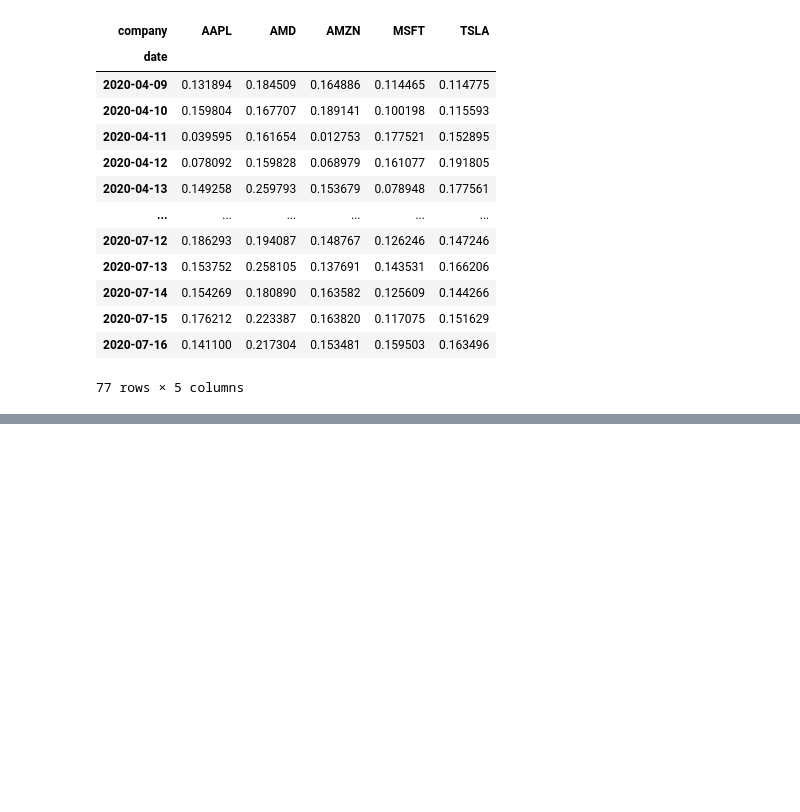
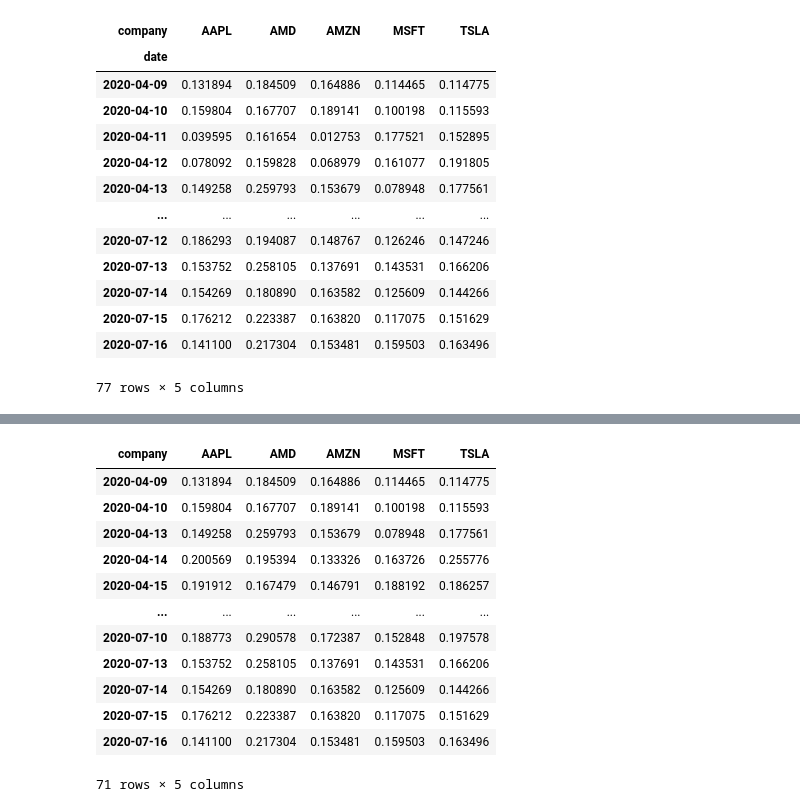
Before and after one commit to lakshyagupta2409/FinancialTweetAnalysis, a Jupyter notebook: TweetsSentiment.ipynb, the cells around one changed output, grey strips where cells are left out. Drawn from its saved outputs; the diff is of its cells as text; code cells hidden in the pictures; blank space fills up the shorter version.

```diff
--- a/TweetsSentiment.ipynb
+++ b/TweetsSentiment.ipynb
@@ -320,3 +348,19 @@ SentimentCompond
+# %%
+SentimentCompond
+# %% [output]
+| company | AAPL | AMD | AMZN | MSFT | TSLA |
+| 2020-04-09 | 0.131894 | 0.184509 | 0.164886 | 0.114465 | 0.114775 |
+| 2020-04-10 | 0.159804 | 0.167707 | 0.189141 | 0.100198 | 0.115593 |
+| 2020-04-13 | 0.149258 | 0.259793 | 0.153679 | 0.078948 | 0.177561 |
+| 2020-04-14 | 0.200569 | 0.195394 | 0.133326 | 0.163726 | 0.255776 |
+| 2020-04-15 | 0.191912 | 0.167479 | 0.146791 | 0.188192 | 0.186257 |
+| ... | ... | ... | ... | ... | ... |
+| 2020-07-10 | 0.188773 | 0.290578 | 0.172387 | 0.152848 | 0.197578 |
+| 2020-07-13 | 0.153752 | 0.258105 | 0.137691 | 0.143531 | 0.166206 |
+| 2020-07-14 | 0.154269 | 0.180890 | 0.163582 | 0.125609 | 0.144266 |
+| 2020-07-15 | 0.176212 | 0.223387 | 0.163820 | 0.117075 | 0.151629 |
+| 2020-07-16 | 0.141100 | 0.217304 | 0.153481 | 0.159503 | 0.163496 |
+71 rows × 5 columns
 # %%
 msftSent = SentimentCompond.loc[:, 'MSFT']
 amznSent = SentimentCompond.loc[:, 'AMZN']
```
Also changed, not shown: parts of 7 cells of this notebook.
